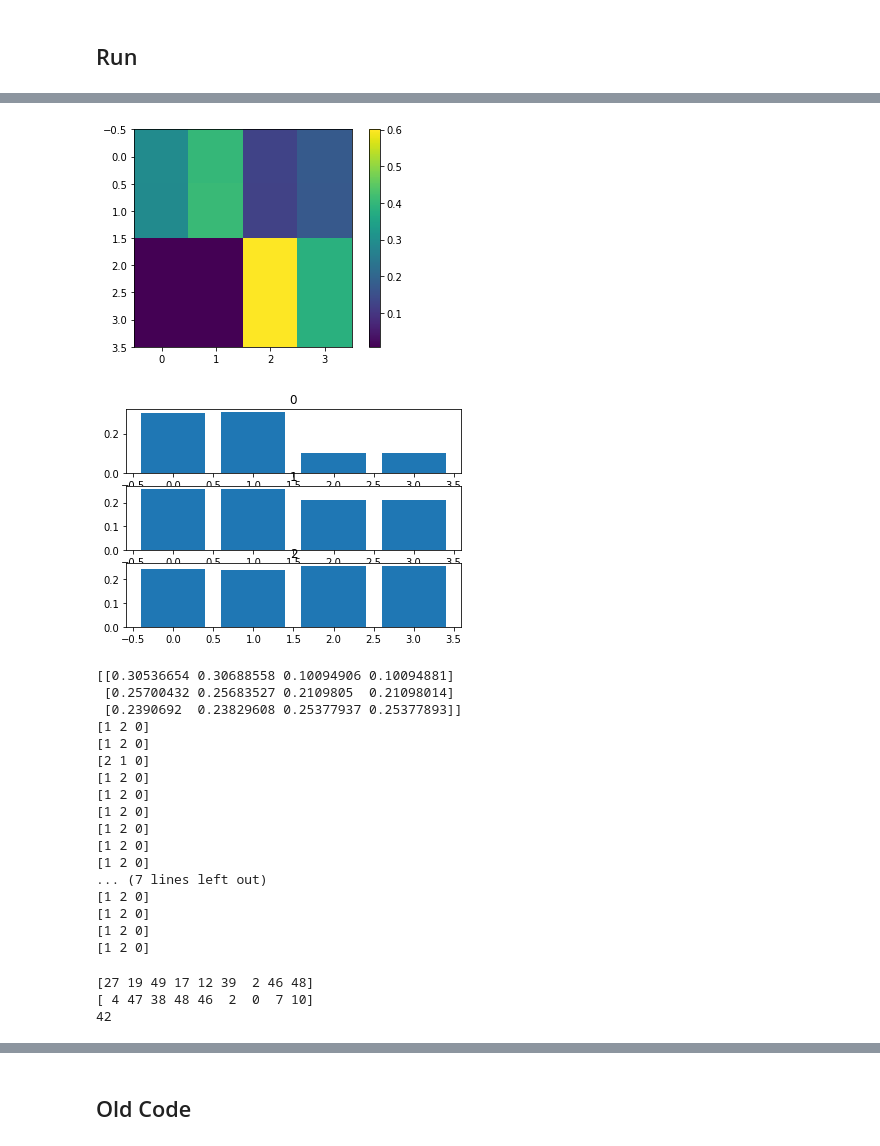
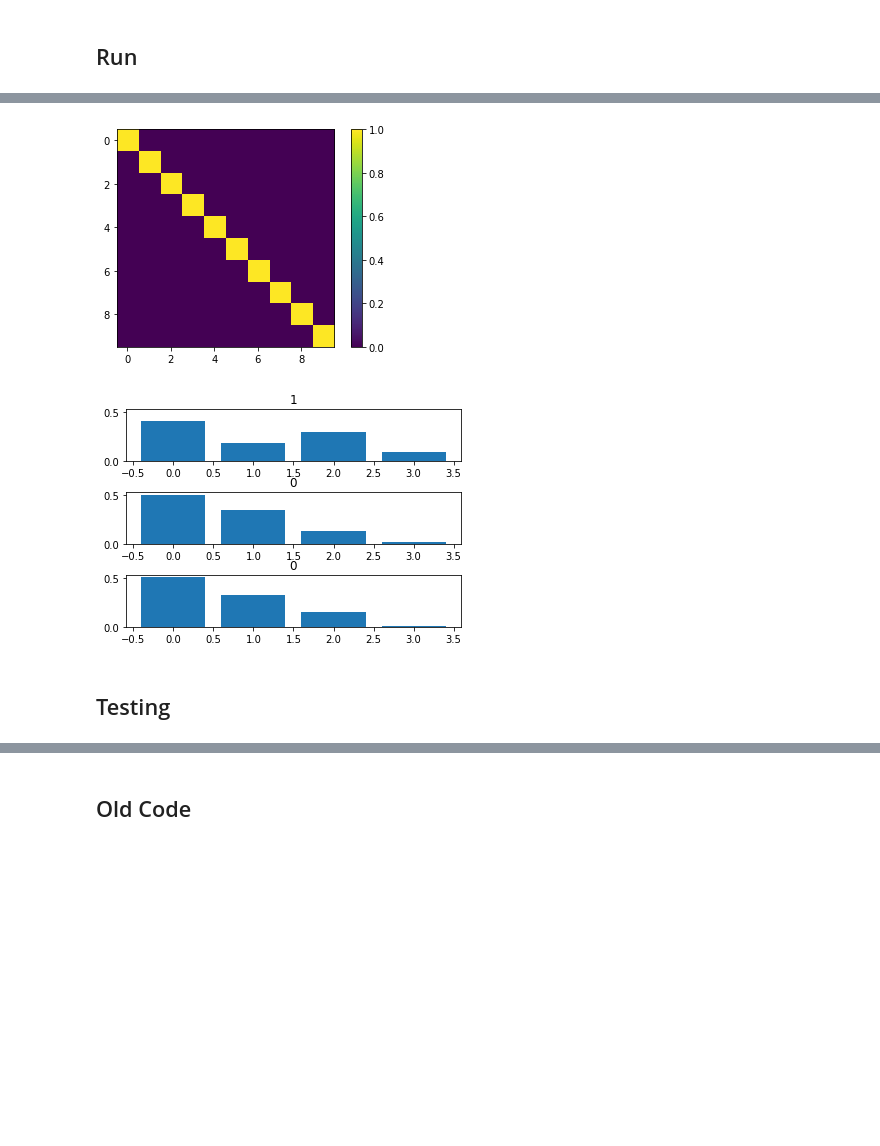
Before and after one commit to Holstrup/MetricLearning, a Jupyter notebook: MetricLearning/LMNN2.ipynb, the cells around one changed output, grey strips where cells are left out. Cells and saved outputs as stored; diff of their text form; code cells hidden in the pictures; blank space fills up the shorter version.

```diff
--- a/MetricLearning/LMNN2.ipynb
+++ b/MetricLearning/LMNN2.ipynb
@@ -216,0 +240,19 @@ TN_lookup_table, TN_distance_table = find_target_neighbors(X, y)
+# %%
+l = 0.1
+mu = 0.5
+K = 3
+D = 10
+L = np.eye(D, dtype=float)
+alpha = 0.001
+# %%
+from sklearn.datasets import load_digits
+from sklearn.decomposition import PCA
+digits = load_digits()
+X_train, X_test, y_train, y_test = train_test_split(digits.data, digits.target, test_size=0.3, random_state=0)
+
+# Reduce dimensions
+pca = sk_decomp.PCA(n_components=D)
+pca.fit(X_train)
+X_train = abs(pca.transform(X_train))
+X_train = X_train / np.sum(X_train, axis = 1)[:,None]
+print(sum(pca.explained_variance_ratio_))
@@ -247,54 +286,12 @@ for i in range(ITERATIONS):
 # %%
 Plots.plot_kernel(L)
 # %% [output]
-[figure, old version]
+[figure, new version]
 # %%
-new_X = (L @ X.T).T
+new_X = (L @ X_train.T).T
 
-plot_items = new_X[42:123:40,:]
-plot_labels = y[42:123:40]
+plot_items = new_X[20:101:40,:]
+plot_labels = y_train[20:101:40]
 Plots.plot_some_data(plot_items, plot_labels)
-print(plot_items)
-
-for i in range(20):
-    print(np.argsort(distance(X[70 + i], X[42:123:40,:])))
 # %% [output]
-[figure, old version]
+[figure, new version]
-[[0.30536654 0.30688558 0.10094906 0.10094881]
- [0.25700432 0.25683527 0.2109805  0.21098014]
- [0.2390692  0.23829608 0.25377937 0.25377893]]
-[1 2 0]
-[1 2 0]
-[2 1 0]
-[1 2 0]
-[1 2 0]
-[1 2 0]
-[1 2 0]
-[1 2 0]
-[1 2 0]
-... (7 lines left out)
-[1 2 0]
-[1 2 0]
-[1 2 0]
-[1 2 0]
-# %%
-import random
-Datapoint = X[random.randint(1,150)]
-results = np.argsort(distance(Datapoint, X))
-Bestguesses = results[1:10]
-Actual = results[0]
-
-print(Bestguesses)
-
-old_basis = np.zeros(150)
-for i in range(150):
-    old_basis[i] = chi_square_distance(Datapoint, X[i])
-results = np.argsort(old_basis)
-Bestguesses = results[1:10]
-Actual = results[0]
-print(Bestguesses)
-print(Actual)
-# %% [output]
-[27 19 49 17 12 39  2 46 48]
-[ 4 47 38 48 46  2  0  7 10]
-42
@@ -306,0 +298,2 @@ def Plot_Transformed_space(new_l, X):
+# %% [markdown]
+## Testing
```
Also changed, not shown: parts of 18 cells of this notebook, 2 other files.
